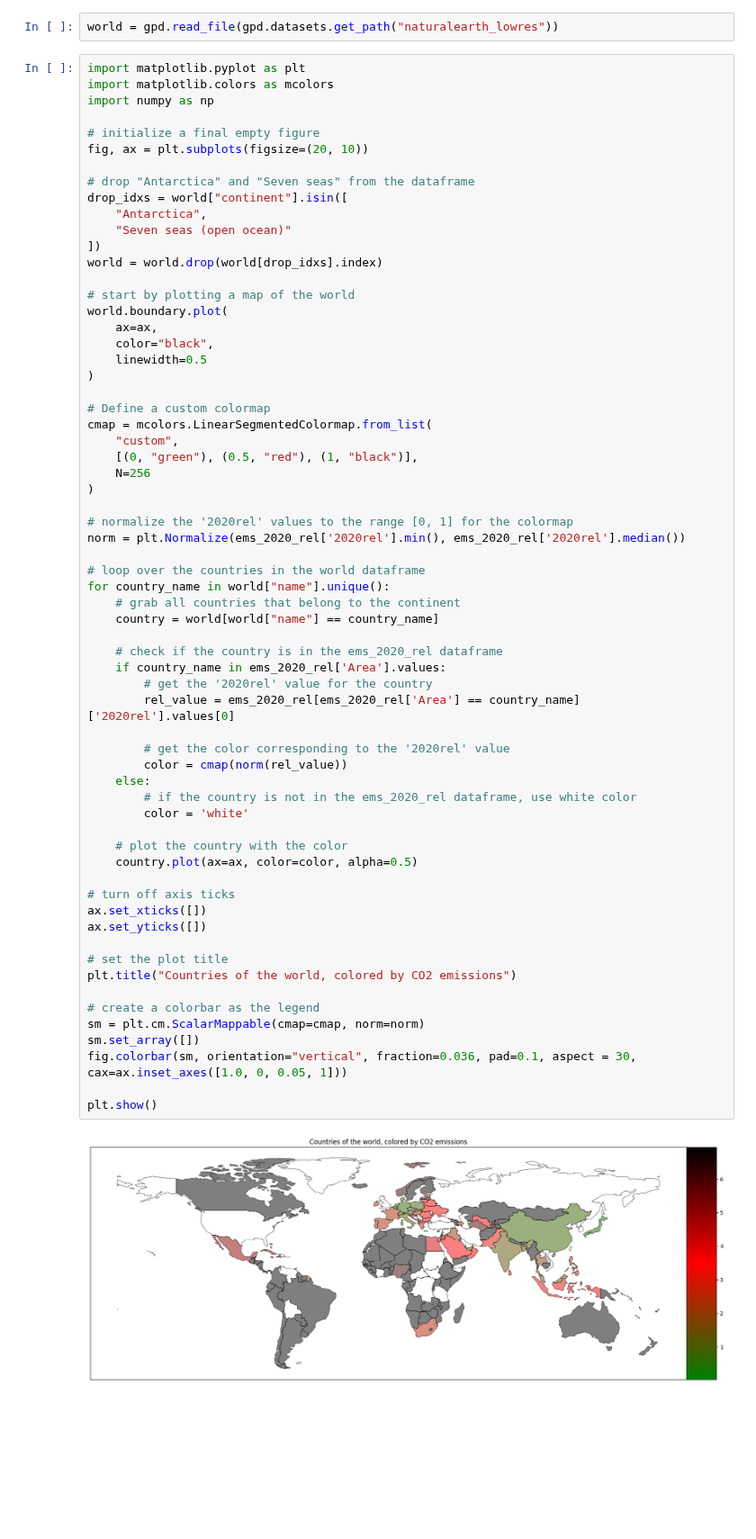
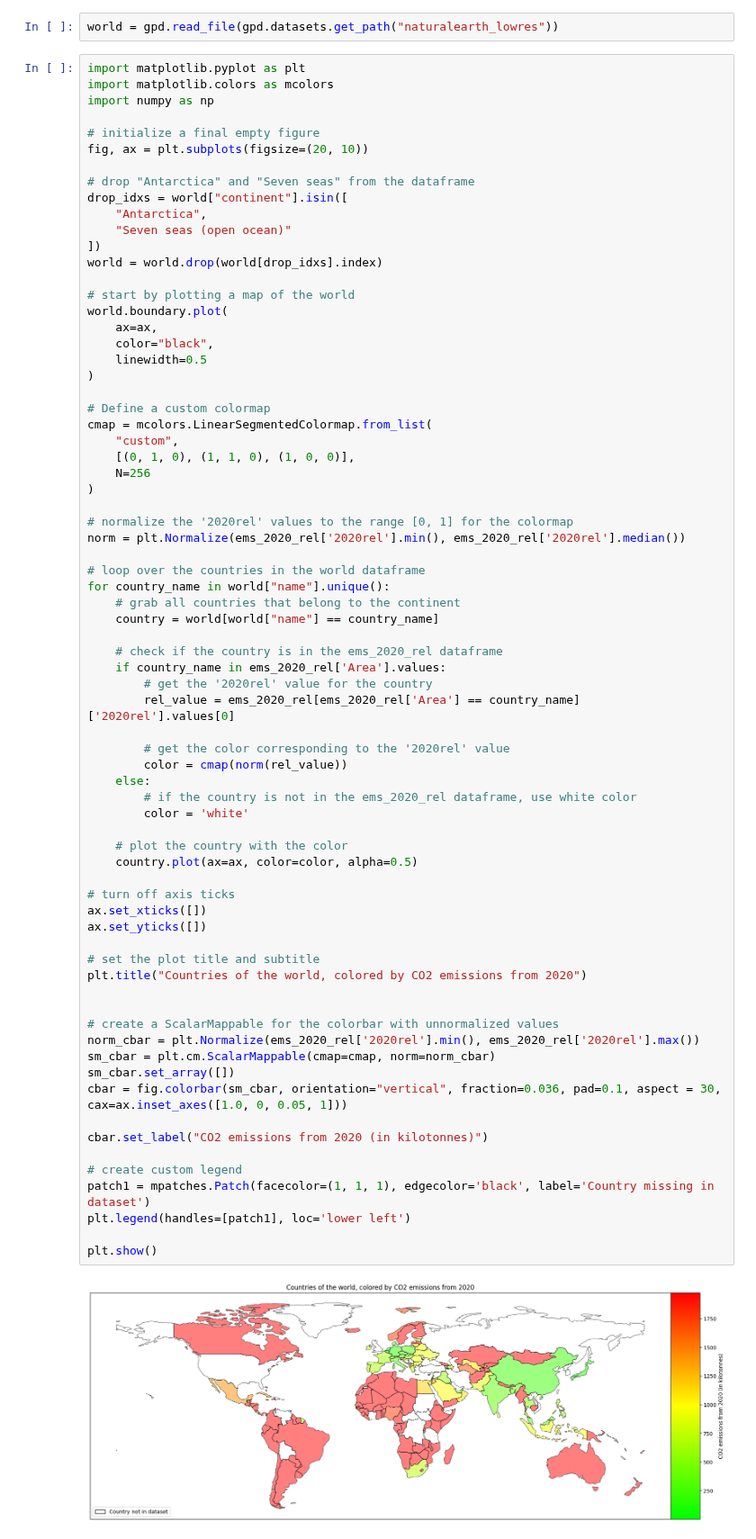
Before and after one commit to pjhoor/fishyRepo, a Jupyter notebook: datasets/graphMakers/graphC/graphC.ipynb, the cells around one changed output. Shown at 90% size. Drawn from its saved outputs; the diff is of its cells as text; blank space fills up the shorter version.

```diff
--- a/datasets/graphMakers/graphC/graphC.ipynb
+++ b/datasets/graphMakers/graphC/graphC.ipynb
@@ -54,44 +54,52 @@ world.boundary.plot(
 # Define a custom colormap
 cmap = mcolors.LinearSegmentedColormap.from_list(
     "custom",
-    [(0, "green"), (0.5, "red"), (1, "black")],
+    [(0, 1, 0), (1, 1, 0), (1, 0, 0)],
     N=256
 )
 
 # normalize the '2020rel' values to the range [0, 1] for the colormap
 norm = plt.Normalize(ems_2020_rel['2020rel'].min(), ems_2020_rel['2020rel'].median())
 
 # loop over the countries in the world dataframe
 for country_name in world["name"].unique():
     # grab all countries that belong to the continent
     country = world[world["name"] == country_name]
 
     # check if the country is in the ems_2020_rel dataframe
     if country_name in ems_2020_rel['Area'].values:
         # get the '2020rel' value for the country
         rel_value = ems_2020_rel[ems_2020_rel['Area'] == country_name]['2020rel'].values[0]
 
         # get the color corresponding to the '2020rel' value
         color = cmap(norm(rel_value))
     else:
         # if the country is not in the ems_2020_rel dataframe, use white color
         color = 'white'
 
     # plot the country with the color
     country.plot(ax=ax, color=color, alpha=0.5)
 
 # turn off axis ticks
 ax.set_xticks([])
 ax.set_yticks([])
 
-# set the plot title
-plt.title("Countries of the world, colored by CO2 emissions")
+# set the plot title and subtitle
+plt.title("Countries of the world, colored by CO2 emissions from 2020")
 
-# create a colorbar as the legend
-sm = plt.cm.ScalarMappable(cmap=cmap, norm=norm)
-sm.set_array([])
-fig.colorbar(sm, orientation="vertical", fraction=0.036, pad=0.1, aspect = 30, cax=ax.inset_axes([1.0, 0, 0.05, 1]))
+
+# create a ScalarMappable for the colorbar with unnormalized values
+norm_cbar = plt.Normalize(ems_2020_rel['2020rel'].min(), ems_2020_rel['2020rel'].max())
+sm_cbar = plt.cm.ScalarMappable(cmap=cmap, norm=norm_cbar)
+sm_cbar.set_array([])
+cbar = fig.colorbar(sm_cbar, orientation="vertical", fraction=0.036, pad=0.1, aspect = 30, cax=ax.inset_axes([1.0, 0, 0.05, 1]))
+
+cbar.set_label("CO2 emissions from 2020 (in kilotonnes)")
+
+# create custom legend
+patch1 = mpatches.Patch(facecolor=(1, 1, 1), edgecolor='black', label='Country missing in dataset')
+plt.legend(handles=[patch1], loc='lower left')
 
 plt.show()
 # %% [output]
-[figure, old version]
+[figure, new version]
```
Also changed, not shown: 7 other files.
